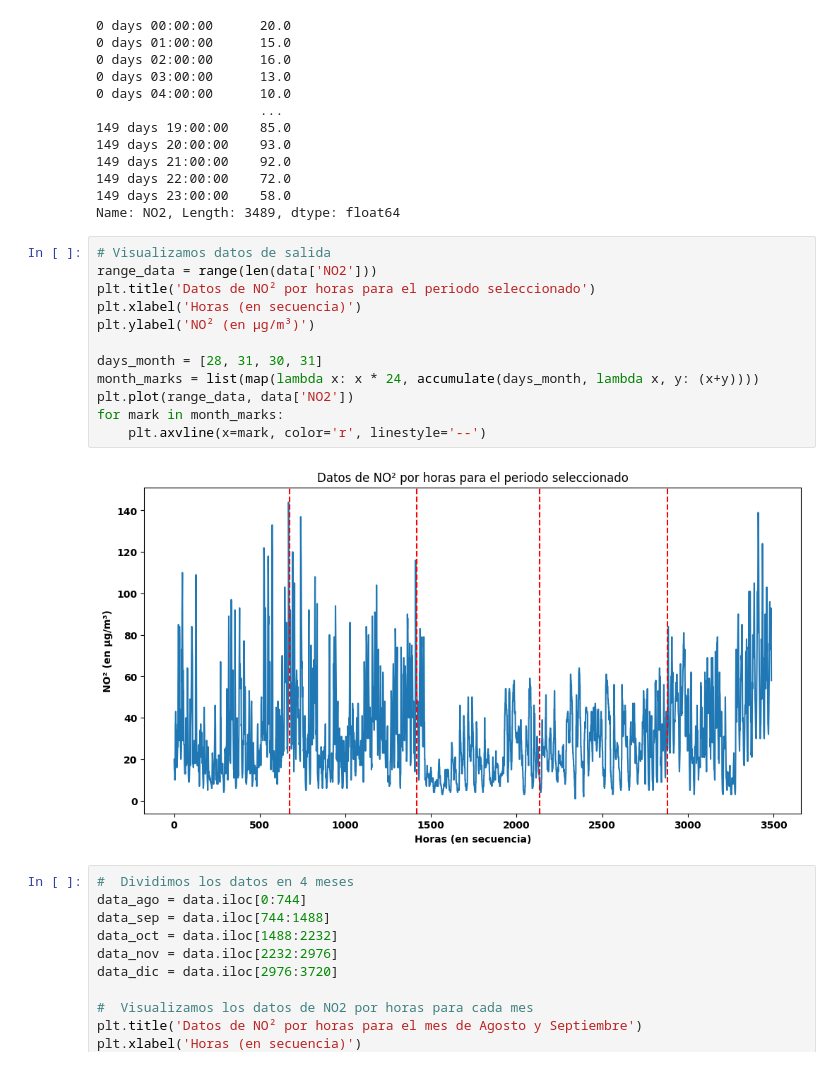
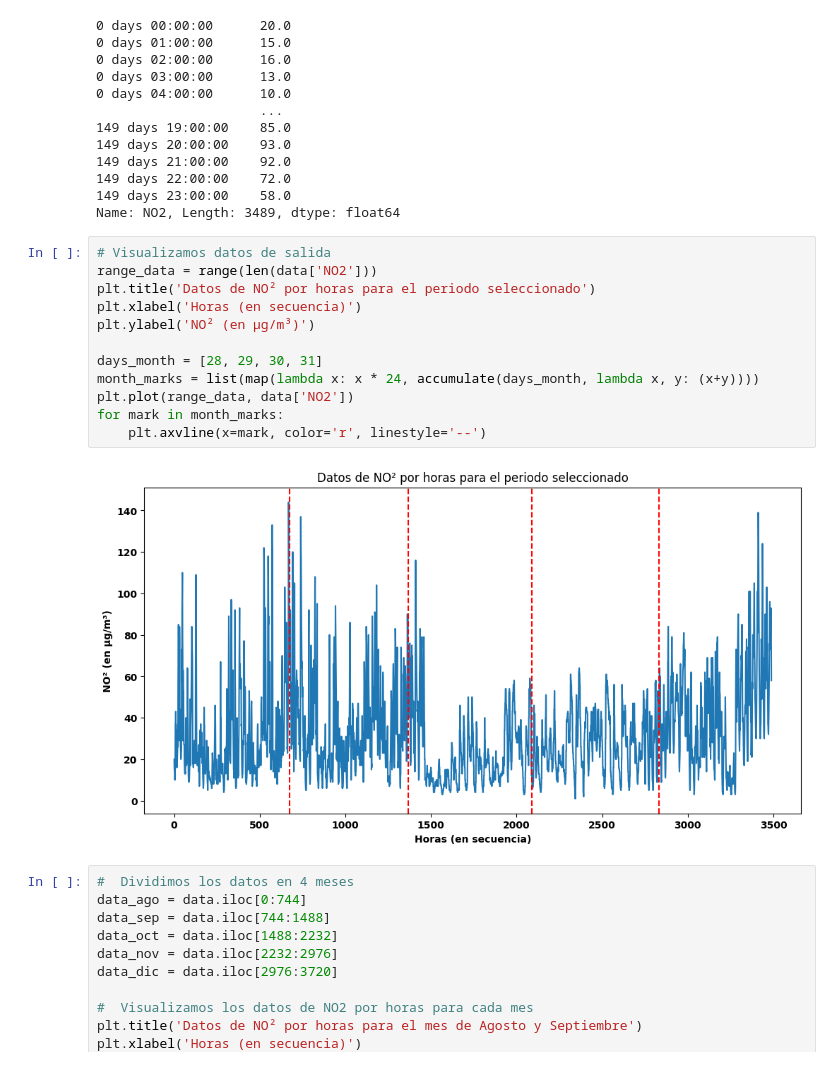
Before and after one commit to Enriquepardo/Fase-2, a Jupyter notebook: Fase_2(Q).ipynb, the cells around one changed output. Drawn from its saved outputs; the diff is of its cells as text.

```diff
--- a/Fase_2(Q).ipynb
+++ b/Fase_2(Q).ipynb
@@ -292,17 +292,17 @@ Name: NO2, Length: 3489, dtype: float64
 # %%
 # Visualizamos datos de salida
 range_data = range(len(data['NO2']))
 plt.title('Datos de NO² por horas para el periodo seleccionado')
 plt.xlabel('Horas (en secuencia)')
 plt.ylabel('NO² (en µg/m³)')
 
-days_month = [28, 31, 30, 31]
+days_month = [28, 29, 30, 31]
 month_marks = list(map(lambda x: x * 24, accumulate(days_month, lambda x, y: (x+y))))
 plt.plot(range_data, data['NO2'])
 for mark in month_marks:
     plt.axvline(x=mark, color='r', linestyle='--')
 # %% [output]
-[figure, old version]
+[figure, new version]
 # %%
 #  Dividimos los datos en 4 meses
 data_ago = data.iloc[0:744]
```
Also changed, not shown: parts of 13 cells of this notebook.
